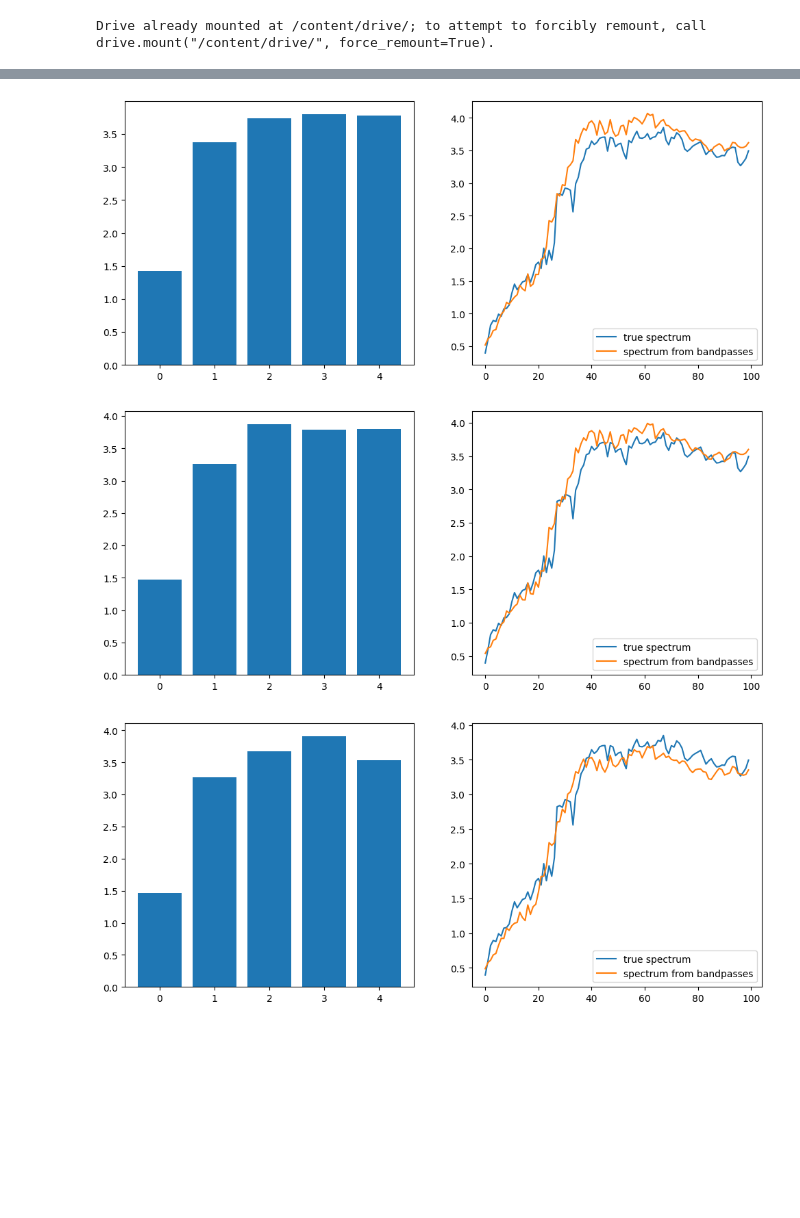
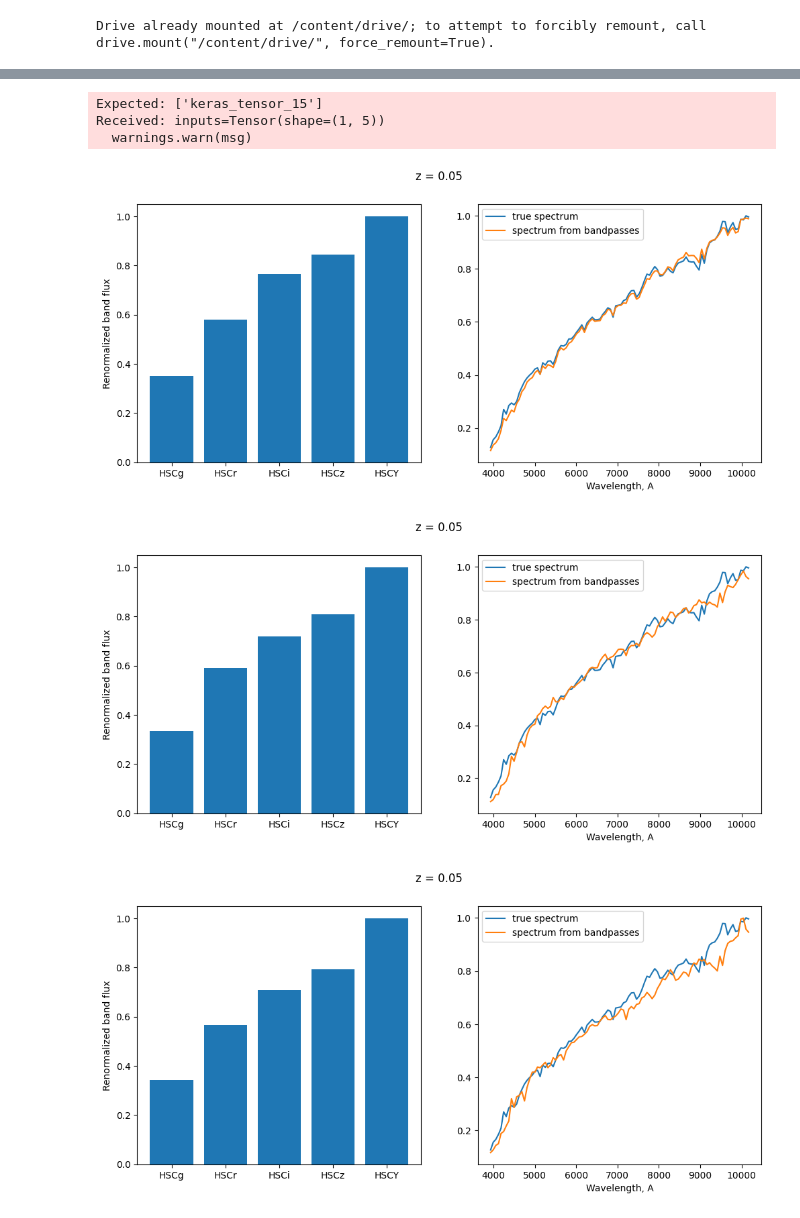
Before and after one commit to astrodeepnet/vae_mpoe, a Jupyter notebook: VAE_HSC_bands.ipynb, the cells around one changed output, grey strips where cells are left out. Drawn from its saved outputs; the diff is of its cells as text; code cells hidden in the pictures; blank space fills up the shorter version.

```diff
--- a/VAE_HSC_bands.ipynb
+++ b/VAE_HSC_bands.ipynb
@@ -234,9 +265,9 @@ for flux_list, params, lr in output_array:
         dataset_rnd.append([perturbed_flux, params, lr])  # Duplicate params as required
 
 
-integrals = 1e5 * np.array([entry[0] for entry in dataset_rnd])  # 2D array of flux values
+integrals = np.array([entry[0] / np.max(entry[0]) for entry in dataset_rnd])  # 2D array of flux values
 params = np.array([entry[1] for entry in dataset_rnd])  # 2D array of corresponding parameters
 params[:, 1] /= 1e4
-spectra = np.array([entry[2] for entry in dataset_rnd])  # 2D array of corresponding parameters
-spectra = 1e5 * np.array(spectra)
+spectra = np.array([entry[2] / np.max(entry[2]) for entry in dataset_rnd])  # 2D array of corresponding parameters
+#spectra = 1e5 * np.array(spectra)
 # %% [output]
@@ -411,3 +442,16 @@ class SpectraVAE(keras.Model):
             "reconstruction_loss": reconstruction_loss,
             "kl_loss": kl_loss,
         }
+# %%
+ii=1000
+for ii in np.arange(ii, ii+10):
+    fig, axs = plt.subplots(1, 2)
+    fig.set_size_inches(12, 5)
+    axs[1].plot(wllr, spectra[ii], label="true spectrum")
+    axs[1].set_xlabel('Wavelength, A')
+    axs[0].bar(filer_names, integrals[ii])
+    axs[0].set_ylabel('Renormalized band flux')
+    print(params[ii])
+    fig.suptitle('z = %.2f' % (params[ii, 0]))
+    plt.legend()
+    plt.show()
@@ -414,5 +472,5 @@ class SpectraVAE(keras.Model):
 # %%
 spvae = SpectraVAE(100, 16, beta=0.00001)
 spvae.compile(optimizer=keras.optimizers.Adam())
-hsp=spvae.fit(spectra, epochs=10, batch_size=128, validation_split=0.2)
+hsp=spvae.fit(spectra, epochs=50, batch_size=128, validation_split=0.2)
 # %% [output]
@@ -553,5 +609,5 @@ class BandPassVAE(keras.Model):
 # %%
 bpvae = BandPassVAE(5,16, beta=0.0001)
 bpvae.compile(optimizer=keras.optimizers.Adam())
-h=bpvae.fit((integrals, spectra), epochs=10, batch_size=128, validation_split=0.2)
+h=bpvae.fit((integrals, spectra), epochs=50, batch_size=128, validation_split=0.2)
 # %% [output]
@@ -582,16 +635,22 @@ Epoch 10/10
 # %%
-ii=50126
+ii=10126
 for ii in np.arange(ii, ii+10):
     fig, axs = plt.subplots(1, 2)
     fig.set_size_inches(12, 5)
-    axs[1].plot(spectra[ii], label="true spectrum")
+    axs[1].plot(wllr, spectra[ii], label="true spectrum")
     s = bpvae(np.reshape(integrals[ii], (1,5)))
     s = np.reshape(s[0].numpy(),(100,))
-    axs[1].plot(s, label="spectrum from bandpasses")
-    axs[0].bar(range(len(integrals[ii])), integrals[ii])
+    axs[1].plot(wllr, s, label="spectrum from bandpasses")
+    axs[1].set_xlabel('Wavelength, A')
+    axs[0].bar(filer_names, integrals[ii])
+    axs[0].set_ylabel('Renormalized band flux')
+    fig.suptitle('z = %.2f' % (params[ii, 0]))
     plt.legend()
     plt.show()
 # %% [output]
+Expected: ['keras_tensor_15']
+Received: inputs=Tensor(shape=(1, 5))
+  warnings.warn(msg)
-[figure, old version]
+[figure, new version]
-[figure, old version]
+[figure, new version]
-[figure, old version]
+[figure, new version]
```
Also changed, not shown: parts of 24 cells of this notebook.
